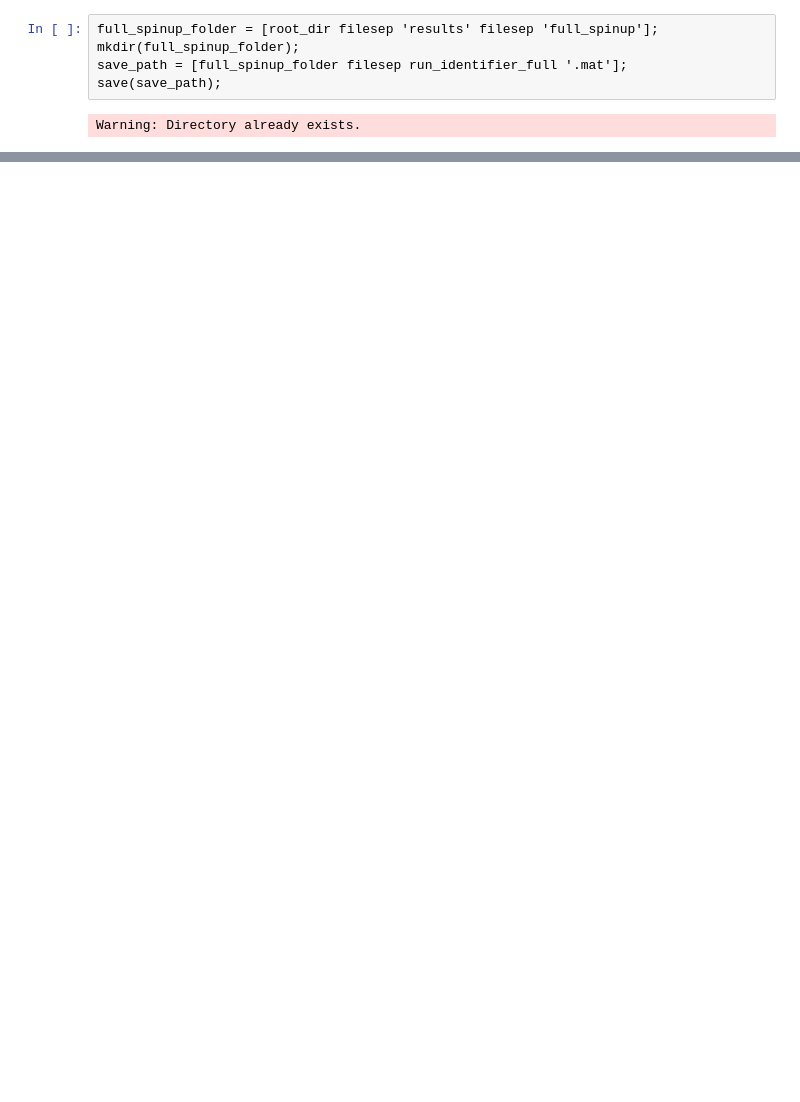
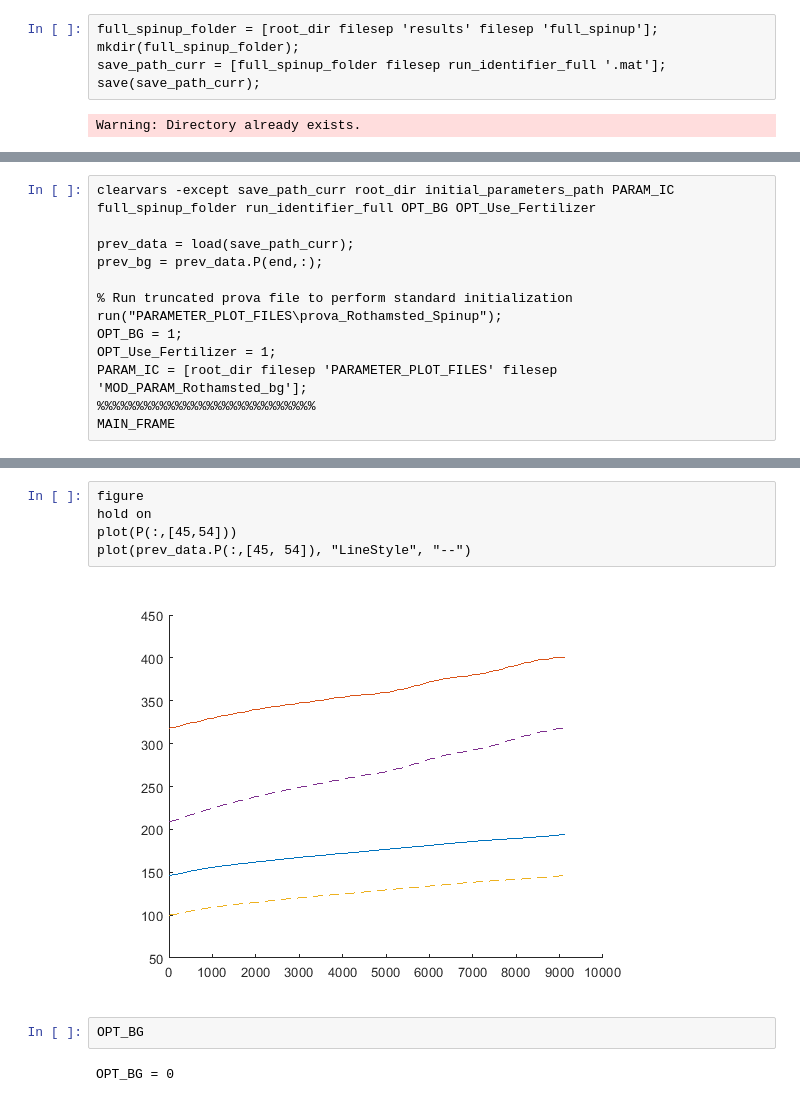
Before and after one commit to bauerfe/TnC, a Jupyter notebook: Rothamsted_Spinup.ipynb, the cells around one changed output, grey strips where cells are left out. Cells and saved outputs as stored; diff of their text form; blank space fills up the shorter version.

Commit message:
Finalize Spinup process

```diff
--- a/Rothamsted_Spinup.ipynb
+++ b/Rothamsted_Spinup.ipynb
@@ -289,7 +289,7 @@ run_identifier_full = [run_identifier '_' short_descriptor_full];
 # %%
 full_spinup_folder = [root_dir filesep 'results' filesep 'full_spinup'];
 mkdir(full_spinup_folder);
-save_path = [full_spinup_folder filesep run_identifier_full '.mat'];
-save(save_path);
+save_path_curr = [full_spinup_folder filesep run_identifier_full '.mat'];
+save(save_path_curr);
 # %% [output]
 Warning: Directory already exists.
@@ -295,0 +305,13 @@ Warning: Directory already exists.
+# %%
+clearvars -except save_path_curr root_dir initial_parameters_path PARAM_IC full_spinup_folder run_identifier_full OPT_BG OPT_Use_Fertilizer
+
+prev_data = load(save_path_curr);
+prev_bg = prev_data.P(end,:);
+
+% Run truncated prova file to perform standard initialization
+run("PARAMETER_PLOT_FILES\prova_Rothamsted_Spinup");
+OPT_BG = 1;
+OPT_Use_Fertilizer = 1;
+PARAM_IC = [root_dir filesep 'PARAMETER_PLOT_FILES' filesep 'MOD_PARAM_Rothamsted_bg'];
+%%%%%%%%%%%%%%%%%%%%%%%%%%%%
+MAIN_FRAME
@@ -295,0 +393,11 @@ Warning: Directory already exists.
+# %%
+figure
+hold on
+plot(P(:,[45,54]))
+plot(prev_data.P(:,[45, 54]), "LineStyle", "--")
+# %% [output]
+[figure, added]
+# %%
+OPT_BG
+# %% [output]
+OPT_BG = 0
```
Also changed, not shown: parts of 16 cells of this notebook.
